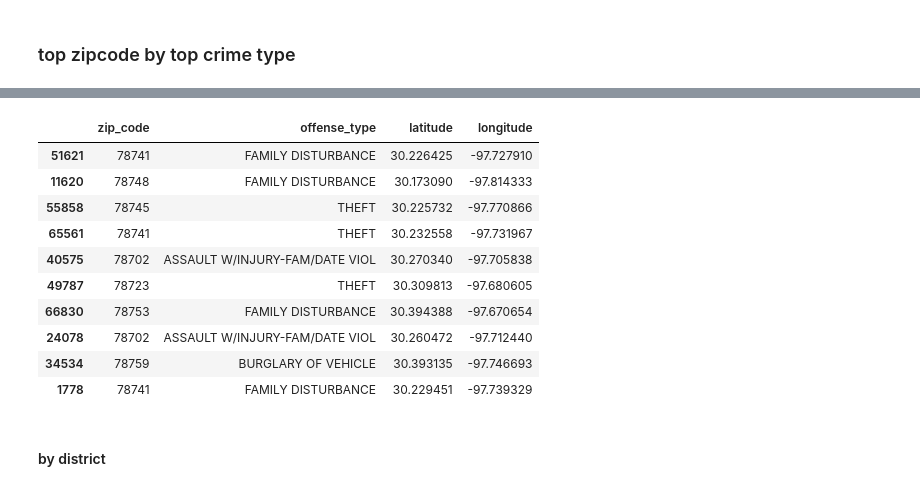
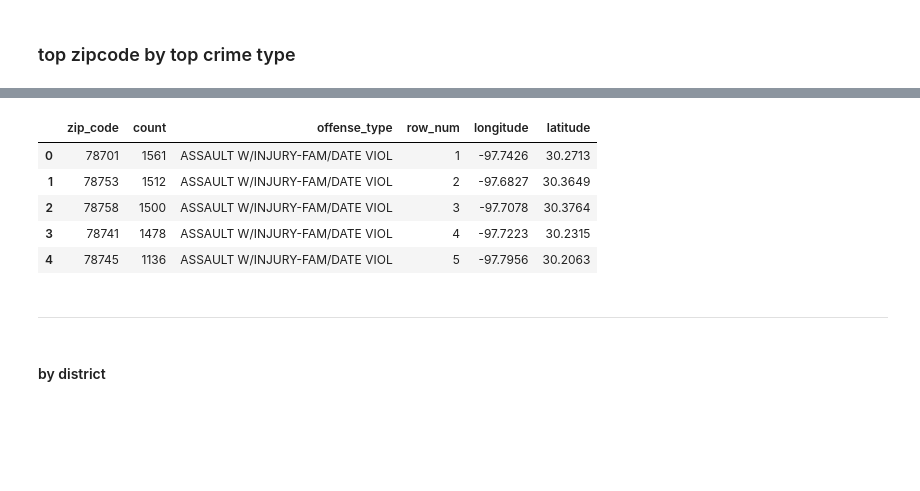
Before and after one commit to DonnieData/austin_crime_EDA, a Jupyter notebook: crime_data_EDA.ipynb, the cells around one changed output, grey strips where cells are left out. Drawn from its saved outputs; the diff is of its cells as text; code cells hidden in the pictures; blank space fills up the shorter version.

```diff
--- a/crime_data_EDA.ipynb
+++ b/crime_data_EDA.ipynb
@@ -654,4 +654,4 @@ conn.commit()
 conn.close()
 # %%
 #review table
-samp = db_frame('SELECT * FROM top10zip_by_top5offense')
+top10zip_by_top5offense = db_frame('SELECT * FROM top10zip_by_top5offense')
@@ -661,0 +667,16 @@ samp.zip_code.nunique()
+# %%
+#use pgeocode library get lat long center points for zipcode
+import pgeocode
+nomi = pgeocode.Nominatim('US')
+# %%
+top10zip_by_top5offense['longitude'] = top10zip_by_top5offense['zip_code'].apply(lambda x: nomi.query_postal_code(x)['longitude'])
+top10zip_by_top5offense['latitude'] = top10zip_by_top5offense['zip_code'].apply(lambda x: nomi.query_postal_code(x)['latitude'])
+# %%
+top10zip_by_top5offense.head()
+# %% [output]
+|  | zip_code | count | offense_type | row_num | longitude | latitude |
+| 0 | 78701 | 1561 | ASSAULT W/INJURY-FAM/DATE VIOL | 1 | -97.7426 | 30.2713 |
+| 1 | 78753 | 1512 | ASSAULT W/INJURY-FAM/DATE VIOL | 2 | -97.6827 | 30.3649 |
+| 2 | 78758 | 1500 | ASSAULT W/INJURY-FAM/DATE VIOL | 3 | -97.7078 | 30.3764 |
+| 3 | 78741 | 1478 | ASSAULT W/INJURY-FAM/DATE VIOL | 4 | -97.7223 | 30.2315 |
+| 4 | 78745 | 1136 | ASSAULT W/INJURY-FAM/DATE VIOL | 5 | -97.7956 | 30.2063 |
@@ -662,3 +685,5 @@ samp.zip_code.nunique()
+# %% [markdown]
+---------------
 # %%
 #query data that matches zipcdoes and offense type from predefined table for data subset to plot
 crime_by_top_zip_offense = db_frame('''
@@ -677,19 +702,4 @@ crime_by_top_zip_offense = db_frame('''
                                                 FROM top10zip_by_top5offense)
 
                                     ;''')
-# %%
-#review data
-crime_by_top_zip_offense.sample(10)
-# %% [output]
-|  | zip_code | offense_type | latitude | longitude |
-| 51621 | 78741 | FAMILY DISTURBANCE | 30.226425 | -97.727910 |
-| 11620 | 78748 | FAMILY DISTURBANCE | 30.173090 | -97.814333 |
-| 55858 | 78745 | THEFT | 30.225732 | -97.770866 |
-| 65561 | 78741 | THEFT | 30.232558 | -97.731967 |
-| 40575 | 78702 | ASSAULT W/INJURY-FAM/DATE VIOL | 30.270340 | -97.705838 |
-| 49787 | 78723 | THEFT | 30.309813 | -97.680605 |
-| 66830 | 78753 | FAMILY DISTURBANCE | 30.394388 | -97.670654 |
-| 24078 | 78702 | ASSAULT W/INJURY-FAM/DATE VIOL | 30.260472 | -97.712440 |
-| 34534 | 78759 | BURGLARY OF VEHICLE | 30.393135 | -97.746693 |
-| 1778 | 78741 | FAMILY DISTURBANCE | 30.229451 | -97.739329 |
 # %%
```
Also changed, not shown: parts of 4 cells of this notebook, 2 other files.
